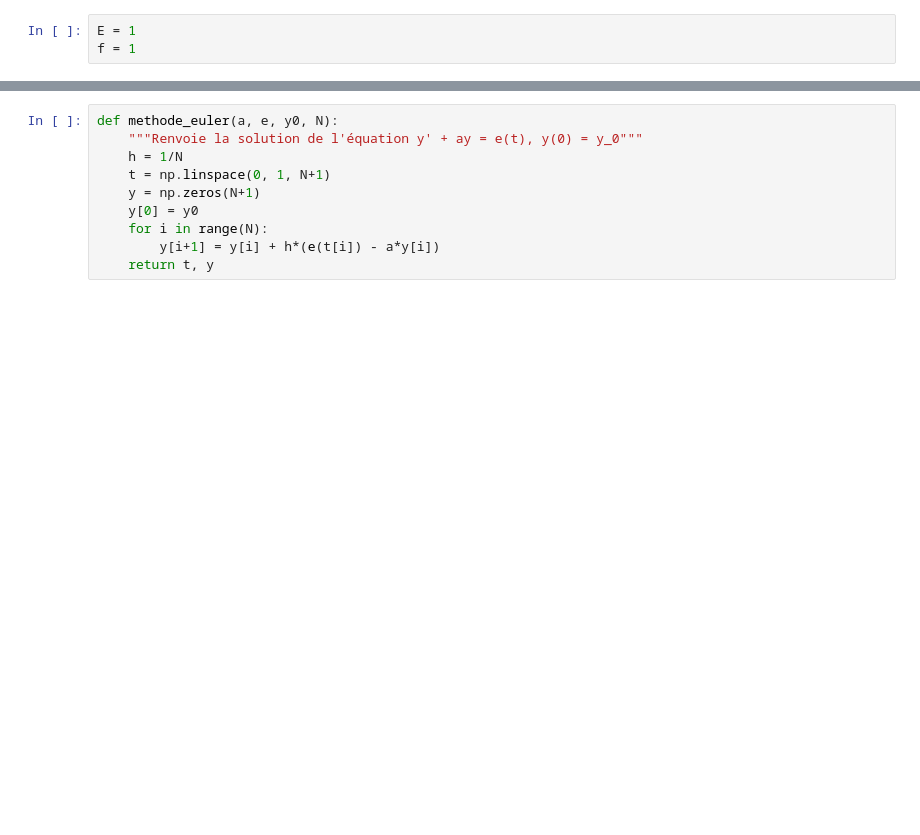
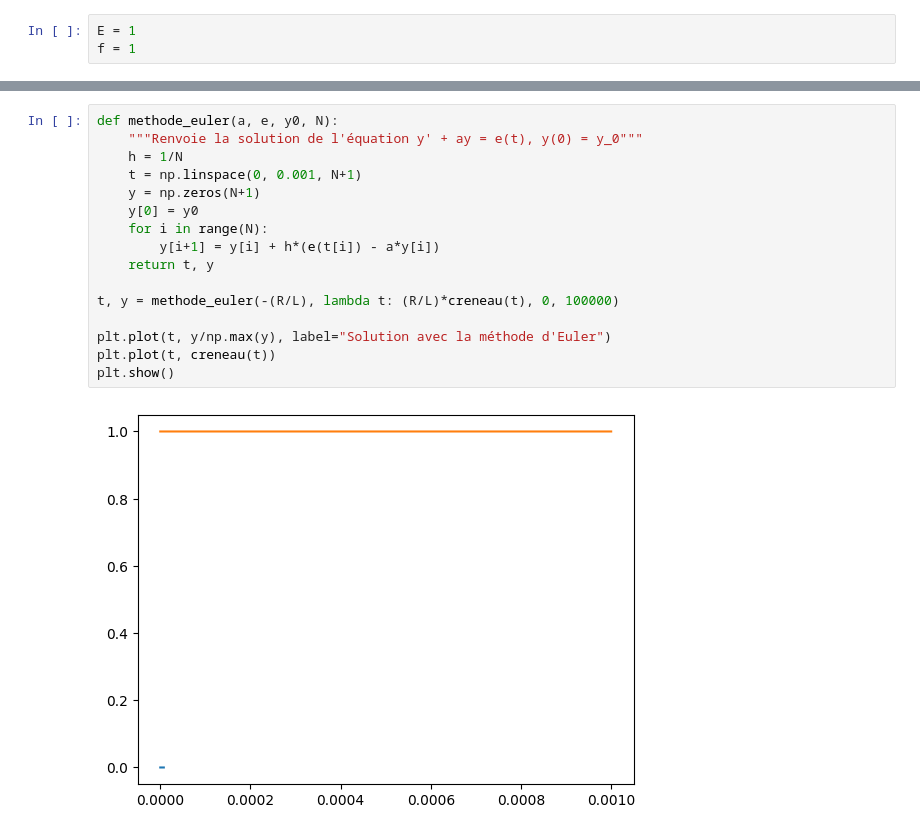
Before and after one commit to phandrieu/TPPhysiqueMPIE, a Jupyter notebook: TP5 - Filtre/TP5.ipynb, the cells around one changed output, grey strips where cells are left out. Drawn from its saved outputs; the diff is of its cells as text; blank space fills up the shorter version.

```diff
--- a/TP5 - Filtre/TP5.ipynb
+++ b/TP5 - Filtre/TP5.ipynb
@@ -29,10 +40,18 @@ TypeError: 'numpy.ndarray' object is not callable
 # %%
 def methode_euler(a, e, y0, N):
     """Renvoie la solution de l'équation y' + ay = e(t), y(0) = y_0"""
     h = 1/N
-    t = np.linspace(0, 1, N+1)
+    t = np.linspace(0, 0.001, N+1)
     y = np.zeros(N+1)
     y[0] = y0
     for i in range(N):
         y[i+1] = y[i] + h*(e(t[i]) - a*y[i])
     return t, y
+
+t, y = methode_euler(-(R/L), lambda t: (R/L)*creneau(t), 0, 100000)
+
+plt.plot(t, y/np.max(y), label="Solution avec la méthode d'Euler")
+plt.plot(t, creneau(t))
+plt.show()
+# %% [output]
+[figure, added]
```
Also changed, not shown: parts of 3 cells of this notebook.
